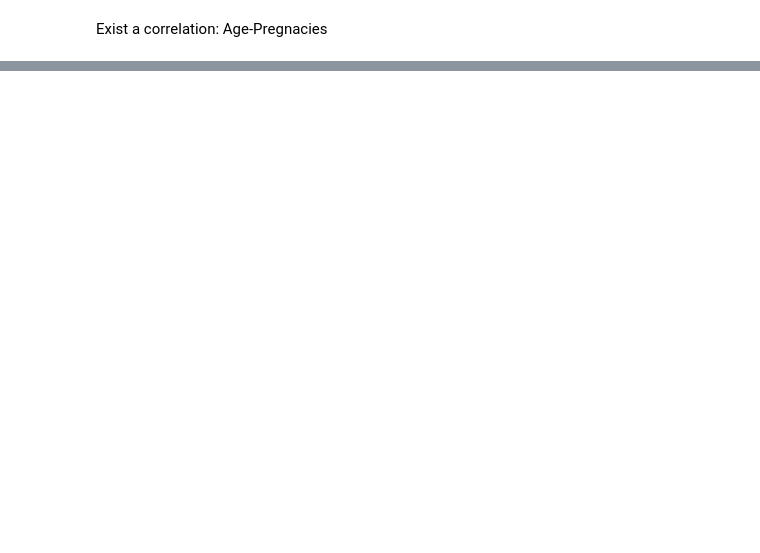
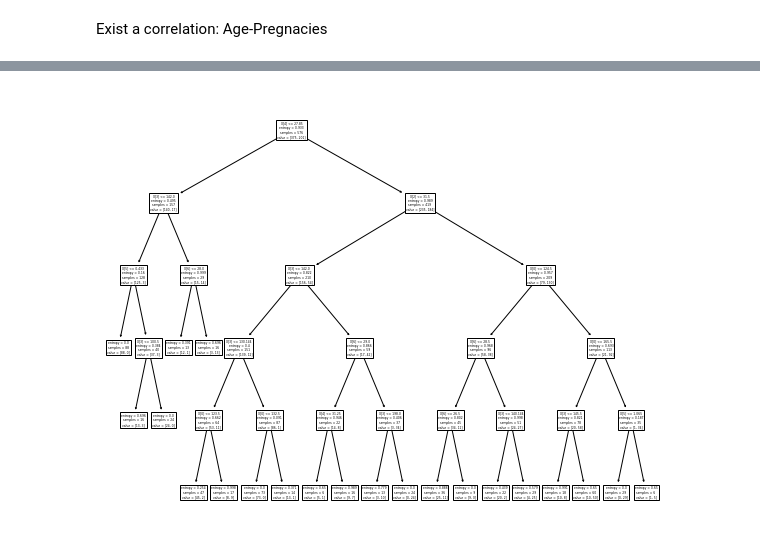
Before and after one commit to sgso-free/Decision_Tree_Project_Tutorial, a Jupyter notebook: src/explore.ipynb, the cells around one changed output, grey strips where cells are left out. Drawn from its saved outputs; the diff is of its cells as text; code cells hidden in the pictures; blank space fills up the shorter version.

Commit message:
improve model

```diff
--- a/src/explore.ipynb
+++ b/src/explore.ipynb
@@ -188,0 +226,20 @@ plt.show()
+# %%
+
+accuracies = list()
+nro_feature = X_train.columns.size
+depth_range = range(1, nro_feature+1)
+
+# Testearemos la profundidad de 1 a cantidad de atributos +1
+for depth in depth_range:
+    tree_model = DecisionTreeClassifier(criterion='entropy',
+                                             min_samples_split=20,
+                                             min_samples_leaf=5,
+                                             max_depth = depth,
+                                             random_state=0)
+    tree_model.fit(X_train, y_train)
+    accuracies.append(tree_model.score(X_test, y_test))
+
+# Mostramos los resultados obtenidos
+df = pd.DataFrame({"Max Depth": depth_range, "Average Accuracy": accuracies})
+df = df[["Max Depth", "Average Accuracy"]]
+print(df.to_string(index=False))
@@ -188,0 +300,14 @@ plt.show()
+# %%
+#Improve model of tree
+tree_model = DecisionTreeClassifier(criterion='entropy',
+                                    max_features=6,
+                                    min_samples_split=20,
+                                    min_samples_leaf=10,
+                                    max_depth = 4,
+                                    random_state=0)
+tree_model.fit(X_train, y_train)
+print(f'Score:{tree_model.score(X_test, y_test)}')
+
+# tree.feature_importances_ es un vector con la importancia estimada de cada atributo
+for name, importance in zip(df_raw.columns[1:], tree_model.feature_importances_):
+    print(name + ': ' + str(importance))
@@ -188,0 +323,6 @@ plt.show()
+# %%
+plt.figure(figsize=(10,8))
+plot_tree(tree_model)
+plt.show()
+# %% [output]
+[figure, added]
```
Also changed, not shown: parts of 40 cells of this notebook.
